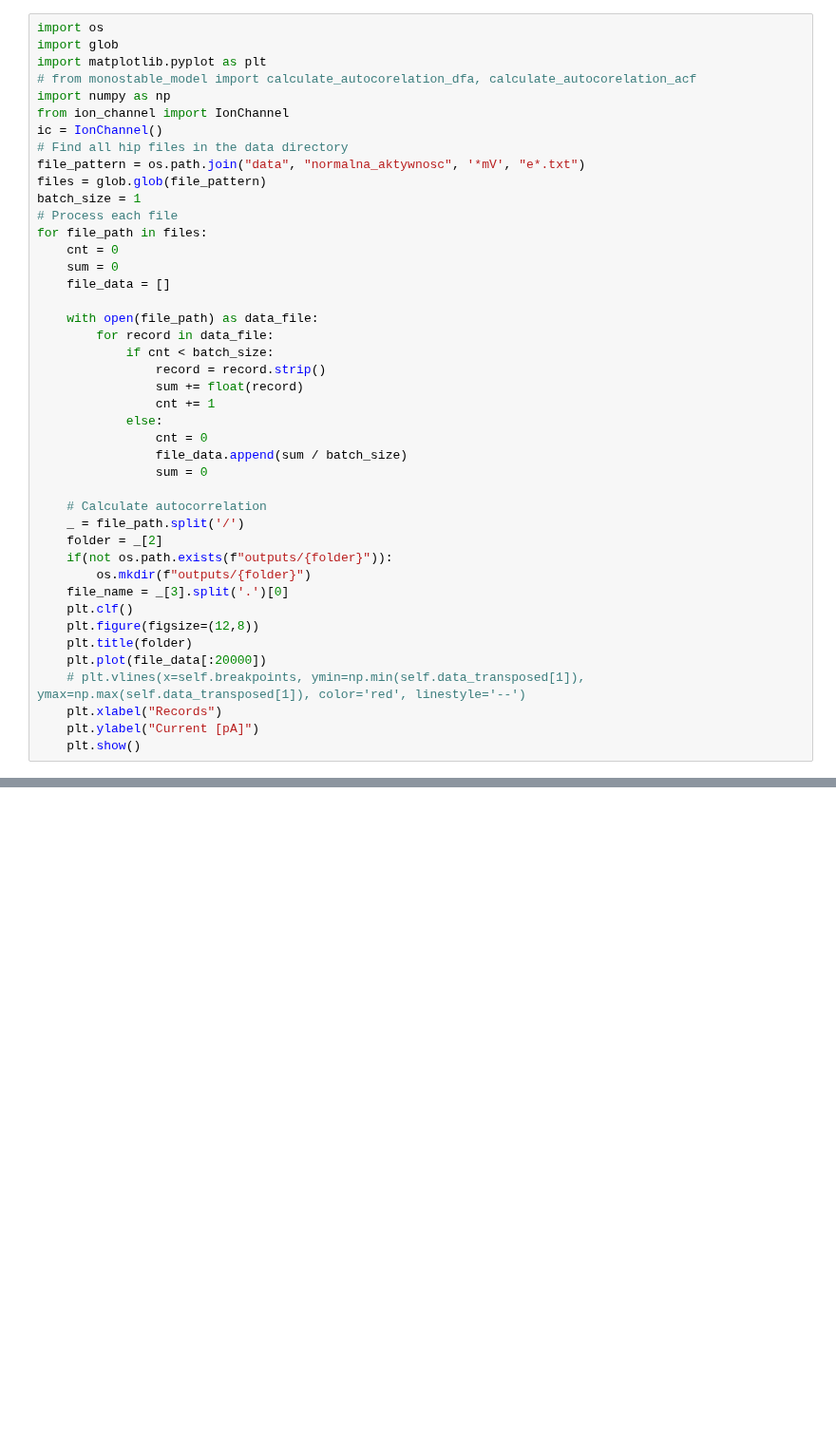
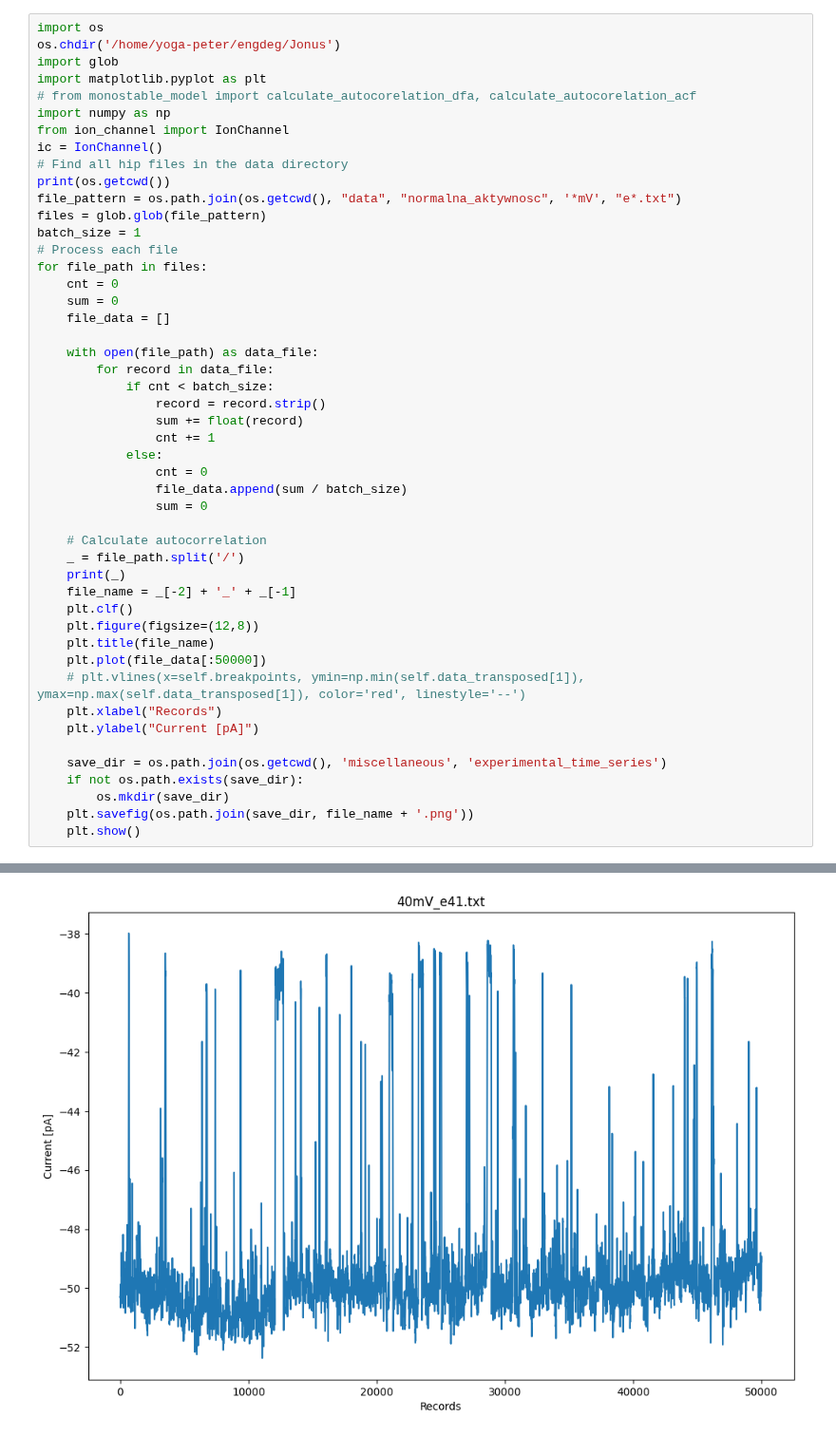
Before and after one commit to University-of-Silesia-Ion-Channel/Jonus, a Jupyter notebook: miscellaneous/experimental.ipynb, the cells around one changed output, grey strips where cells are left out. Shown at 95% size. Drawn from its saved outputs; the diff is of its cells as text; blank space fills up the shorter version.

```diff
--- a/miscellaneous/experimental.ipynb
+++ b/miscellaneous/experimental.ipynb
@@ -57,5 +62,6 @@ while len(stack) != 0:
 # %%
 import os
+os.chdir('/home/yoga-peter/engdeg/Jonus')
 import glob
 import matplotlib.pyplot as plt
 # from monostable_model import calculate_autocorelation_dfa, calculate_autocorelation_acf
@@ -63,7 +69,8 @@ import numpy as np
 from ion_channel import IonChannel
 ic = IonChannel()
 # Find all hip files in the data directory
-file_pattern = os.path.join("data", "normalna_aktywnosc", '*mV', "e*.txt")
+print(os.getcwd())
+file_pattern = os.path.join(os.getcwd(), "data", "normalna_aktywnosc", '*mV', "e*.txt")
 files = glob.glob(file_pattern)
 batch_size = 1
 # Process each file
@@ -85,15 +92,19 @@ for file_path in files:
 
     # Calculate autocorrelation
     _ = file_path.split('/')
-    folder = _[2]
-    if(not os.path.exists(f"outputs/{folder}")):
-        os.mkdir(f"outputs/{folder}")
-    file_name = _[3].split('.')[0]
+    print(_)
+    file_name = _[-2] + '_' + _[-1]
     plt.clf()
     plt.figure(figsize=(12,8))
-    plt.title(folder)
-    plt.plot(file_data[:20000])
+    plt.title(file_name)
+    plt.plot(file_data[:50000])
     # plt.vlines(x=self.breakpoints, ymin=np.min(self.data_transposed[1]), ymax=np.max(self.data_transposed[1]), color='red', linestyle='--')
     plt.xlabel("Records")
     plt.ylabel("Current [pA]")
+
+    save_dir = os.path.join(os.getcwd(), 'miscellaneous', 'experimental_time_series')
+    if not os.path.exists(save_dir):
+        os.mkdir(save_dir)
+    plt.savefig(os.path.join(save_dir, file_name + '.png'))
     plt.show()
+# %% [output]
@@ -99,0 +114 @@ for file_path in files:
+[figure, added]
```
Also changed, not shown: parts of 2 cells of this notebook, 1 other file.
